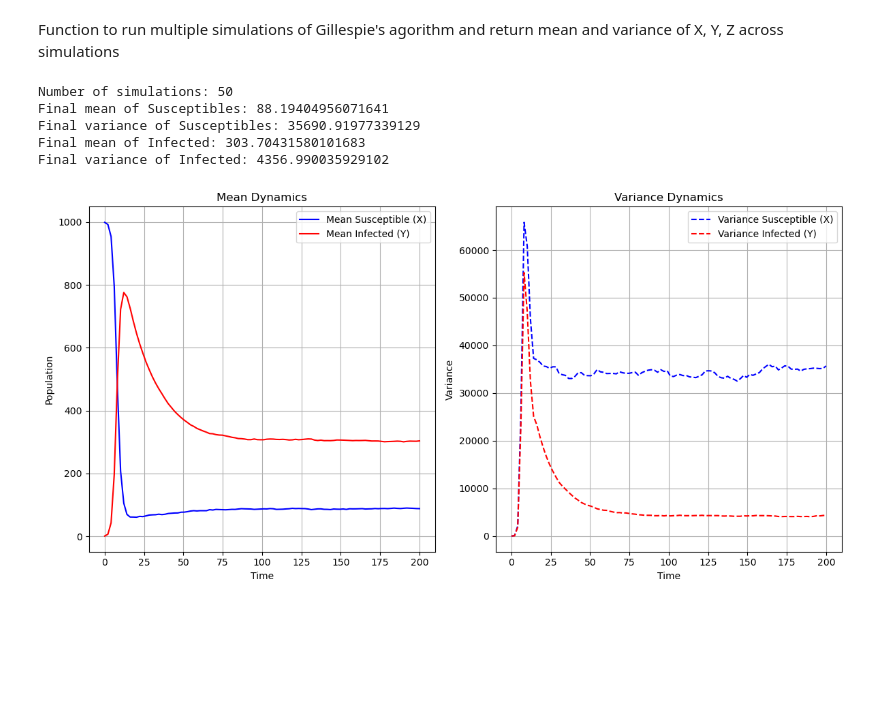
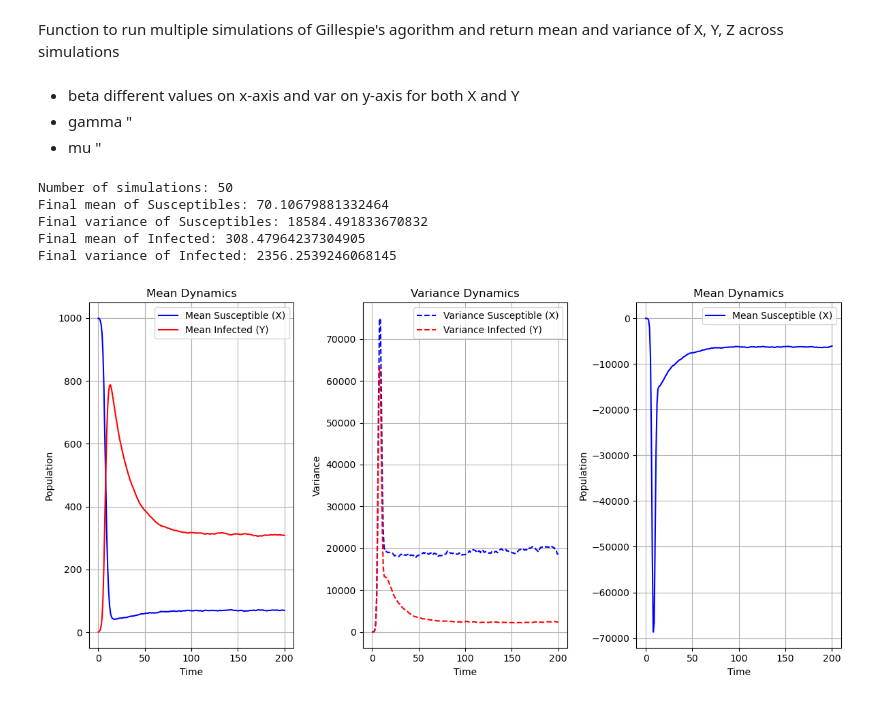
Before and after one commit to zoeazra/CLS-Ass-2, a Jupyter notebook: assignment 2.ipynb, the cells around one changed output. Cells and saved outputs as stored; diff of their text form; code cells hidden in the pictures; blank space fills up the shorter version.

Commit message:
first plots for different parameters (N)
plots for N

```diff
--- a/assignment 2.ipynb
+++ b/assignment 2.ipynb
@@ -239,6 +239,10 @@ plt.show()
 [figure]
 # %% [markdown]
 Function to run multiple simulations of Gillespie's agorithm and return mean and variance of X, Y, Z across simulations
+# %% [markdown]
+- beta different values on x-axis and var on y-axis for both X and Y
+- gamma "
+- mu "
 # %%
 # Assuming gillespie_sir is defined elsewhere
 def run_stoch_sim(sims, X0, Y0, Z0, beta, gamma, mu, N, tend, seed = seed):
@@ -246,8 +250,9 @@ def run_stoch_sim(sims, X0, Y0, Z0, beta, gamma, mu, N, tend, seed = seed):
     all_Xs = []
     all_Ys = []
     all_Zs = []
+    cov_array = np.zeros(tend)
 
-    time_p = np.linspace(0, tend, 100) # 100 time points
+    time_p = np.linspace(0, tend, 200) # 200 time points
 
     for i in range(sims):
         # Run the Gillespie simulation for the current iteration
@@ -276,7 +281,31 @@ def run_stoch_sim(sims, X0, Y0, Z0, beta, gamma, mu, N, tend, seed = seed):
     var_Ys = np.var(all_Ys, axis = 0)
     var_Zs = np.var(all_Zs, axis = 0)
 
-    return time_p, mean_Xs, mean_Ys, var_Xs, var_Ys
+    return time_p, mean_Xs, mean_Ys, var_Xs, var_Ys, all_Xs, all_Ys
+
+def covariance(all_Xs, all_Ys, mean_Xs, mean_Ys, tend):
+
+    cov_Xs_Ys = np.zeros(tend)
+
+    for t in range(tend):
+        cov_Xs_Ys[t] = np.mean((all_Xs[:, t] - mean_Xs[t]) * (all_Ys[:, t] - mean_Ys[t]))
+
+    return cov_Xs_Ys
+
+def mean_det_inf(sims, X0, Y0, Z0, Yd, beta, gamma, mu, N, tend):
+
+    all_Yd = []
+
+    for i in range(sims):
+
+        Xd, Yd, Zd, time = deterSol(X0, Y0, Z0, N, beta, gamma, mu, 0, tend, 200)
+
+        all_Yd.append(Yd)
+
+    mean_Yd = np.mean(all_Yd, axis=0)
+
+    return mean_Yd
+
 
 # Parameters (Assuming they are defined elsewhere)
 sims = 50
@@ -290,42 +319,52 @@ N = X0 + Y0 + Z0
 tend = 200
 
 # Run the stochastic simulations
-time_p, mean_Xs, mean_Ys, var_Xs, var_Ys = run_stoch_sim(sims, X0, Y0, Z0, beta, gamma, mu, N, tend)
+time_p, mean_Xs, mean_Ys, var_Xs, var_Ys, all_Xs, all_Ys = run_stoch_sim(sims, X0, Y0, Z0, beta, gamma, mu, N, tend)
+cov_Xs_Ys = covariance(all_Xs, all_Ys, mean_Xs, mean_Ys, tend)
 
 # Print the results
 print(f"Number of simulations: {sims}")
 print(f"Final mean of Susceptibles: {mean_Xs[-1]}")
 print(f"Final variance of Susceptibles: {var_Xs[-1]}")
 print(f"Final mean of Infected: {mean_Ys[-1]}")
 print(f"Final variance of Infected: {var_Ys[-1]}")
 
+
 # plotting the mean and the variance
-fig, axes = plt.subplots(1, 2, figsize = (12,6))
+fig, axes = plt.subplots(1, 3, figsize = (12,6))
 
 # Plot Mean on the first subplot (axes[0])
 axes[0].plot(time_p, mean_Xs, label='Mean Susceptible (X)', color='blue')
 axes[0].plot(time_p, mean_Ys, label='Mean Infected (Y)', color='red')
 axes[0].set_title("Mean Dynamics")
 axes[0].set_xlabel("Time")
 axes[0].set_ylabel("Population")
 axes[0].legend()
 axes[0].grid(True)
 
 # Plot Variance on the second subplot (axes[1])
 axes[1].plot(time_p, var_Xs, label='Variance Susceptible (X)', color='blue', linestyle='--')
 axes[1].plot(time_p, var_Ys, label='Variance Infected (Y)', color='red', linestyle='--')
 axes[1].set_title("Variance Dynamics")
 axes[1].set_xlabel("Time")
 axes[1].set_ylabel("Variance")
 axes[1].legend()
 axes[1].grid(True)
 
+axes[2].plot(time_p, cov_Xs_Ys, label='Mean Susceptible (X)', color='blue')
+# axes[2].plot(time_p, mean_Ys, label='Mean Infected (Y)', color='red')
+axes[2].set_title("Mean Dynamics")
+axes[2].set_xlabel("Time")
+axes[2].set_ylabel("Population")
+axes[2].legend()
+axes[2].grid(True)
+
 # Adjust spacing between the two plots
 plt.tight_layout()
 # %% [output]
 Number of simulations: 50
-Final mean of Susceptibles: 88.19404956071641
-Final variance of Susceptibles: 35690.91977339129
-Final mean of Infected: 303.70431580101683
-Final variance of Infected: 4356.990035929102
+Final mean of Susceptibles: 70.10679881332464
+Final variance of Susceptibles: 18584.491833670832
+Final mean of Infected: 308.47964237304905
+Final variance of Infected: 2356.2539246068145
-[figure, old version]
+[figure, new version]
```
Also changed, not shown: parts of 1 cell of this notebook.
